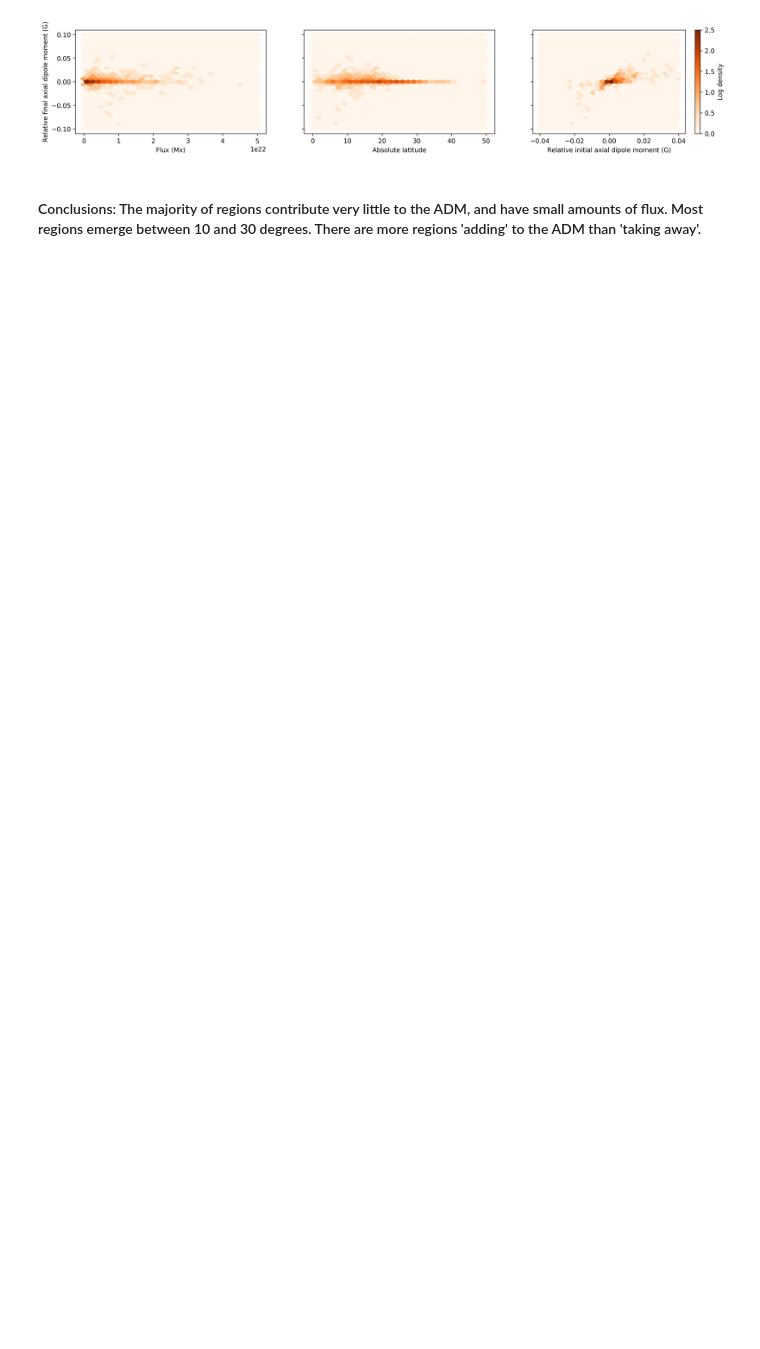
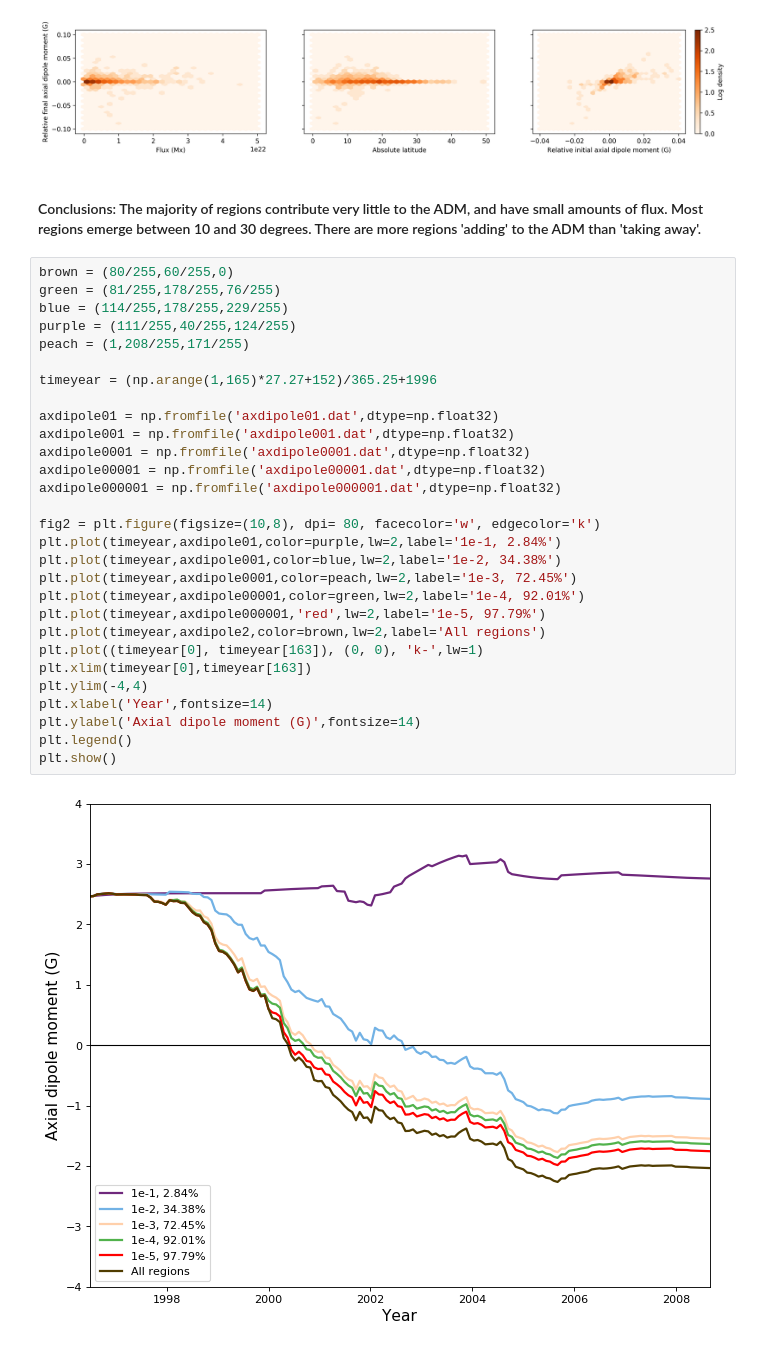
Before and after one commit to twhitbread/python-scatter, a Jupyter notebook: pythonscatter.ipynb, the cells around one changed output. Drawn from its saved outputs; the diff is of its cells as text; blank space fills up the shorter version.

```diff
--- a/pythonscatter.ipynb
+++ b/pythonscatter.ipynb
@@ -629,3 +629,34 @@ plt.show()
 [figure]
 # %% [markdown]
 #### Conclusions: The majority of regions contribute very little to the ADM, and have small amounts of flux. Most regions emerge between 10 and 30 degrees. There are more regions 'adding' to the ADM than 'taking away'.
+# %%
+brown = (80/255,60/255,0)
+green = (81/255,178/255,76/255)
+blue = (114/255,178/255,229/255)
+purple = (111/255,40/255,124/255)
+peach = (1,208/255,171/255)
+
+timeyear = (np.arange(1,165)*27.27+152)/365.25+1996
+
+axdipole01 = np.fromfile('axdipole01.dat',dtype=np.float32)
+axdipole001 = np.fromfile('axdipole001.dat',dtype=np.float32)
+axdipole0001 = np.fromfile('axdipole0001.dat',dtype=np.float32)
+axdipole00001 = np.fromfile('axdipole00001.dat',dtype=np.float32)
+axdipole000001 = np.fromfile('axdipole000001.dat',dtype=np.float32)
+
+fig2 = plt.figure(figsize=(10,8), dpi= 80, facecolor='w', edgecolor='k')
+plt.plot(timeyear,axdipole01,color=purple,lw=2,label='1e-1, 2.84%')
+plt.plot(timeyear,axdipole001,color=blue,lw=2,label='1e-2, 34.38%')
+plt.plot(timeyear,axdipole0001,color=peach,lw=2,label='1e-3, 72.45%')
+plt.plot(timeyear,axdipole00001,color=green,lw=2,label='1e-4, 92.01%')
+plt.plot(timeyear,axdipole000001,'red',lw=2,label='1e-5, 97.79%')
+plt.plot(timeyear,axdipole2,color=brown,lw=2,label='All regions')
+plt.plot((timeyear[0], timeyear[163]), (0, 0), 'k-',lw=1)
+plt.xlim(timeyear[0],timeyear[163])
+plt.ylim(-4,4)
+plt.xlabel('Year',fontsize=14)
+plt.ylabel('Axial dipole moment (G)',fontsize=14)
+plt.legend()
+plt.show()
+# %% [output]
+[figure, added]
```
Also changed, not shown: parts of 12 cells of this notebook, 15 other files.
